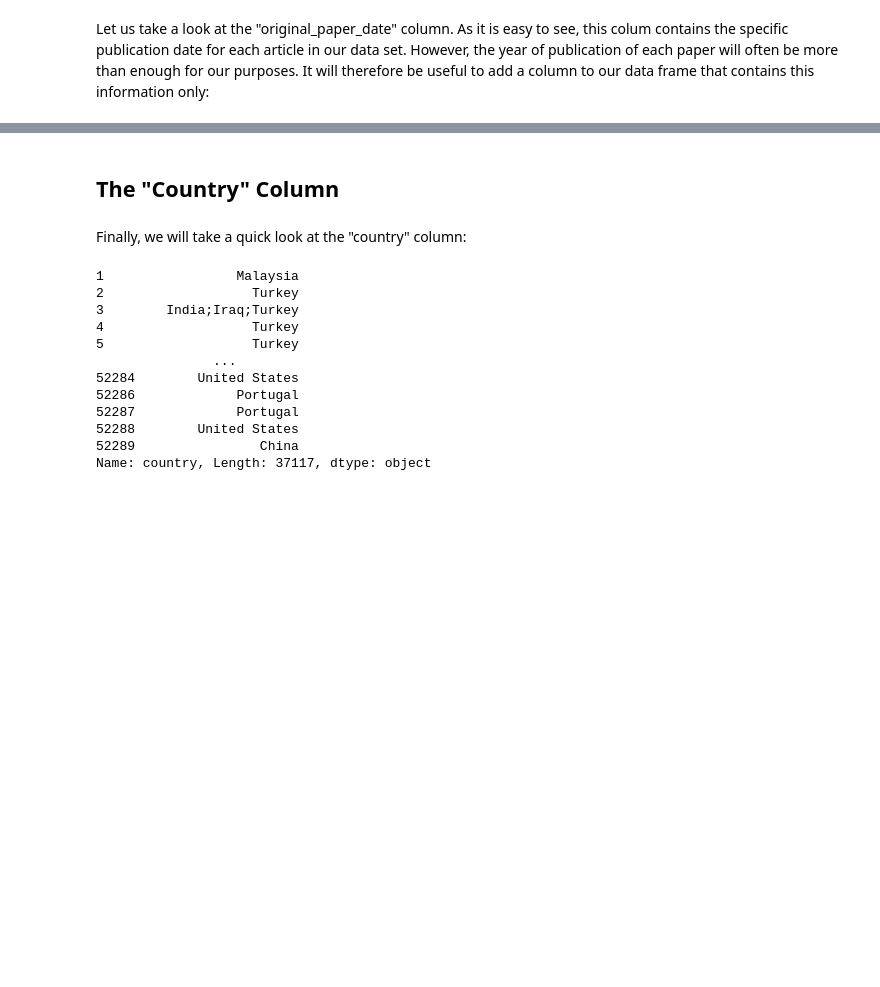
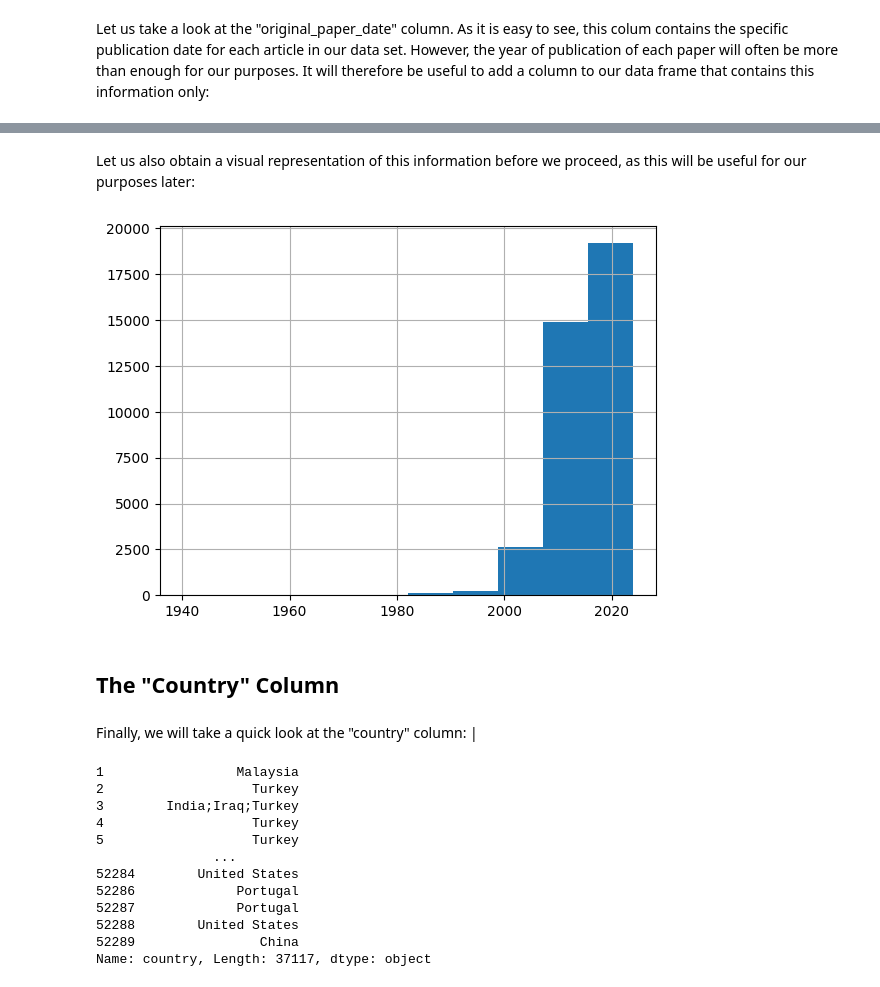
Before and after one commit to pdolano/retraction_project, a Jupyter notebook: 01a_general_data_cleaning.ipynb, the cells around one changed output, grey strips where cells are left out. Drawn from its saved outputs; the diff is of its cells as text; code cells hidden in the pictures; blank space fills up the shorter version.

```diff
--- a/01a_general_data_cleaning.ipynb
+++ b/01a_general_data_cleaning.ipynb
@@ -536,8 +544,18 @@ Percentage of papers of original data frame that remain in clean data frame: 70.
+# %% [markdown]
+Let us also obtain a visual representation of this information before we proceed, as this will be useful for our purposes later:
+# %%
+
+# Call histogram_printer to obtain histogram with frequencies with which different years appear in data frame
+
+histogram_printer(df_clean, "year")
+# %% [output]
+[figure, added]
 # %% [markdown]
 ## The "Country" Column
 # %% [markdown]
 
 Finally, we will take a quick look at the "country" column:
+|
 # %%
 
 # Visualize entries of the "country" column
```
Also changed, not shown: parts of 17 cells of this notebook, 1 other file.
